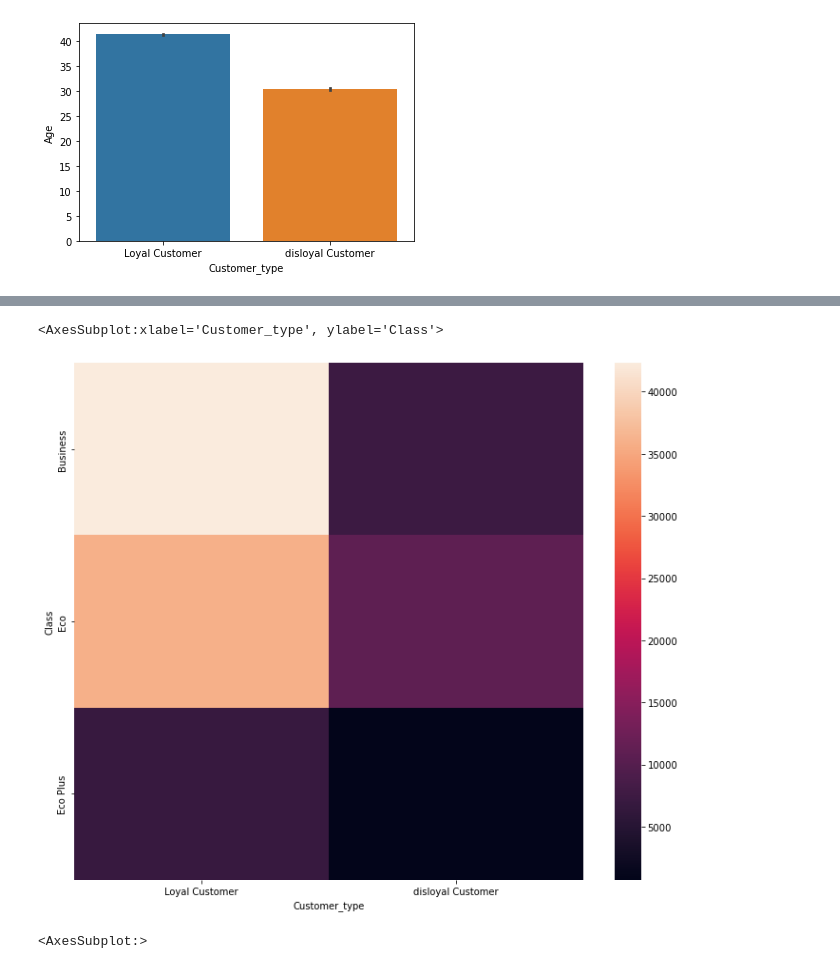
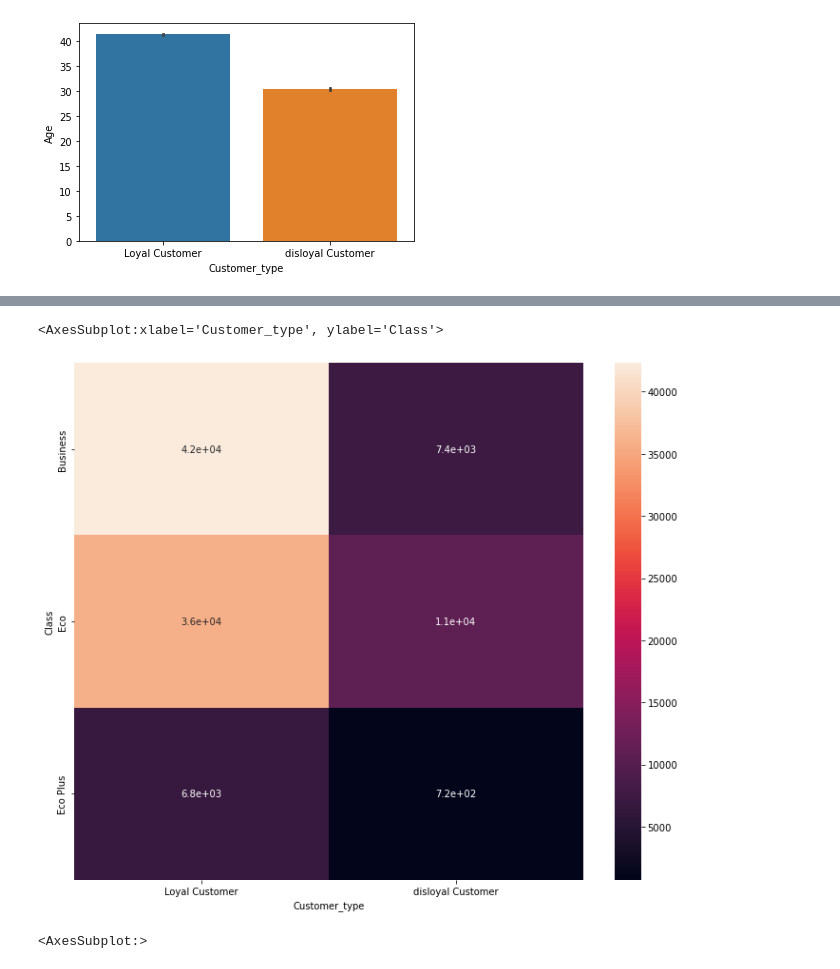
Before and after one commit to sameer8049/Capstone-Project, a Jupyter notebook: Airline_satisfaction.ipynb, the cells around one changed output, grey strips where cells are left out. Drawn from its saved outputs; the diff is of its cells as text; code cells hidden in the pictures.

```diff
--- a/Airline_satisfaction.ipynb
+++ b/Airline_satisfaction.ipynb
@@ -267,10 +321,10 @@ sns.barplot(df['Customer_type'],df['Age'])
 # %%
 plt.figure(figsize=(12,10))
-sns.heatmap(pd.crosstab(df['Class'],df['Customer_type']))
+sns.heatmap(pd.crosstab(df['Class'],df['Customer_type']),annot=True)
 # we can see Business class travellers are more loyal whereas Eco_plus travellers ain't
 # %% [output]
 <AxesSubplot:xlabel='Customer_type', ylabel='Class'>
-[figure, old version]
+[figure, new version]
 # %%
 plt.figure(figsize=(10,8))
 sns.heatmap(df.corr())
```
Also changed, not shown: parts of 17 cells of this notebook.
